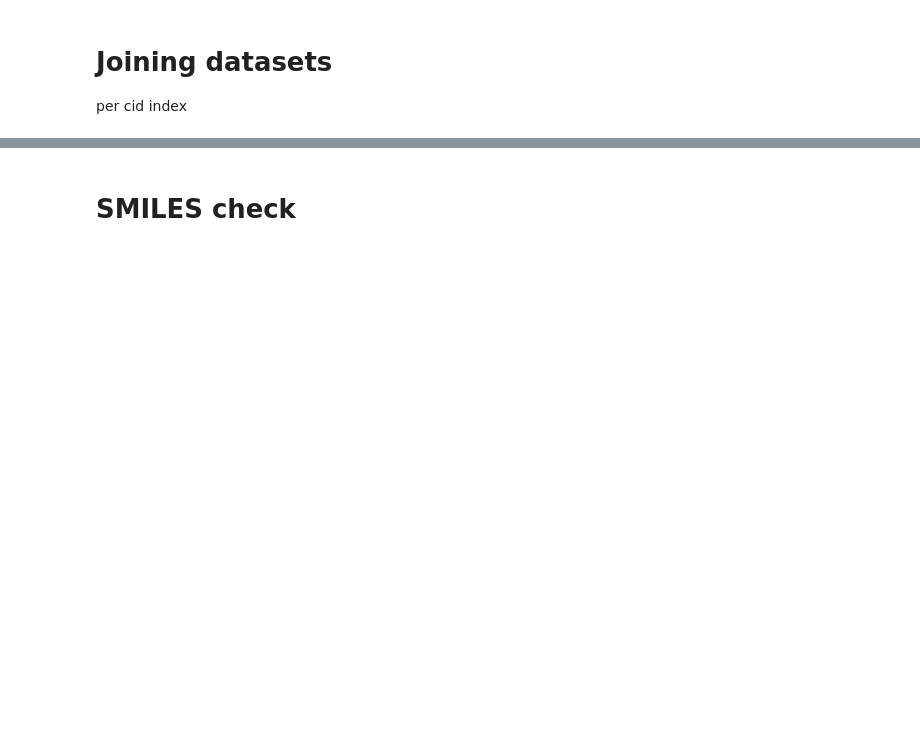
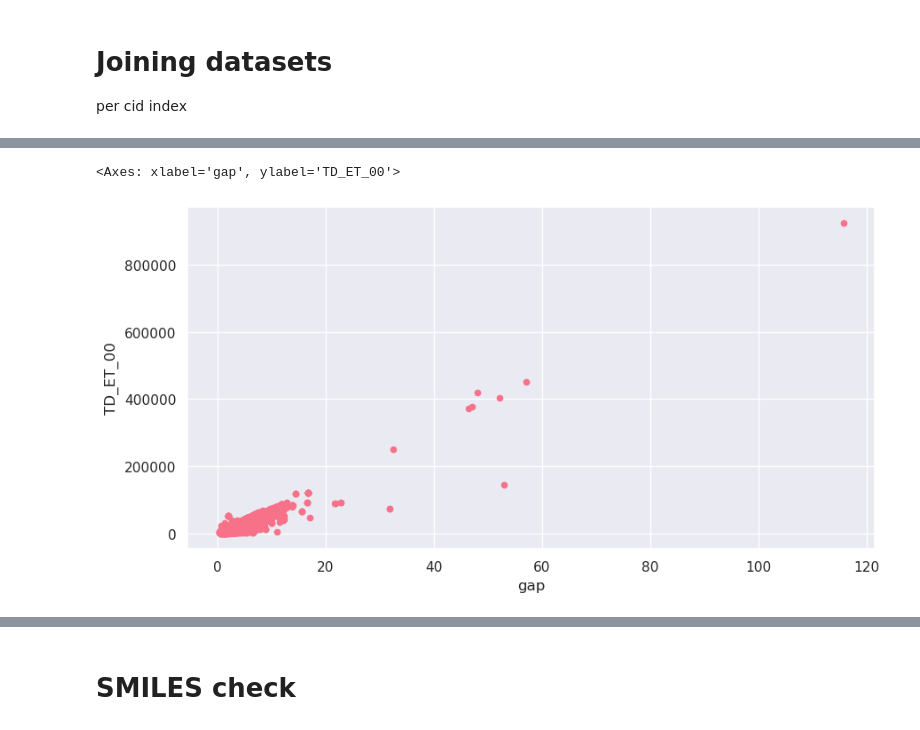
Before and after one commit to raissalohanna/Git_doutorado, a Jupyter notebook: EDA.ipynb, the cells around one changed output, grey strips where cells are left out. Saved outputs shown, nothing was run; the diff lists cells and outputs as text; code cells hidden in the pictures; blank space fills up the shorter version.

```diff
--- a/EDA.ipynb
+++ b/EDA.ipynb
@@ -329,0 +388,5 @@ df_joined = df_joined.dropna()
+# %%
+joined_df.plot.scatter(x='gap', y='TD_ET_00')
+# %% [output]
+<Axes: xlabel='gap', ylabel='TD_ET_00'>
+[figure, added]
```
Also changed, not shown: parts of 75 cells of this notebook.
